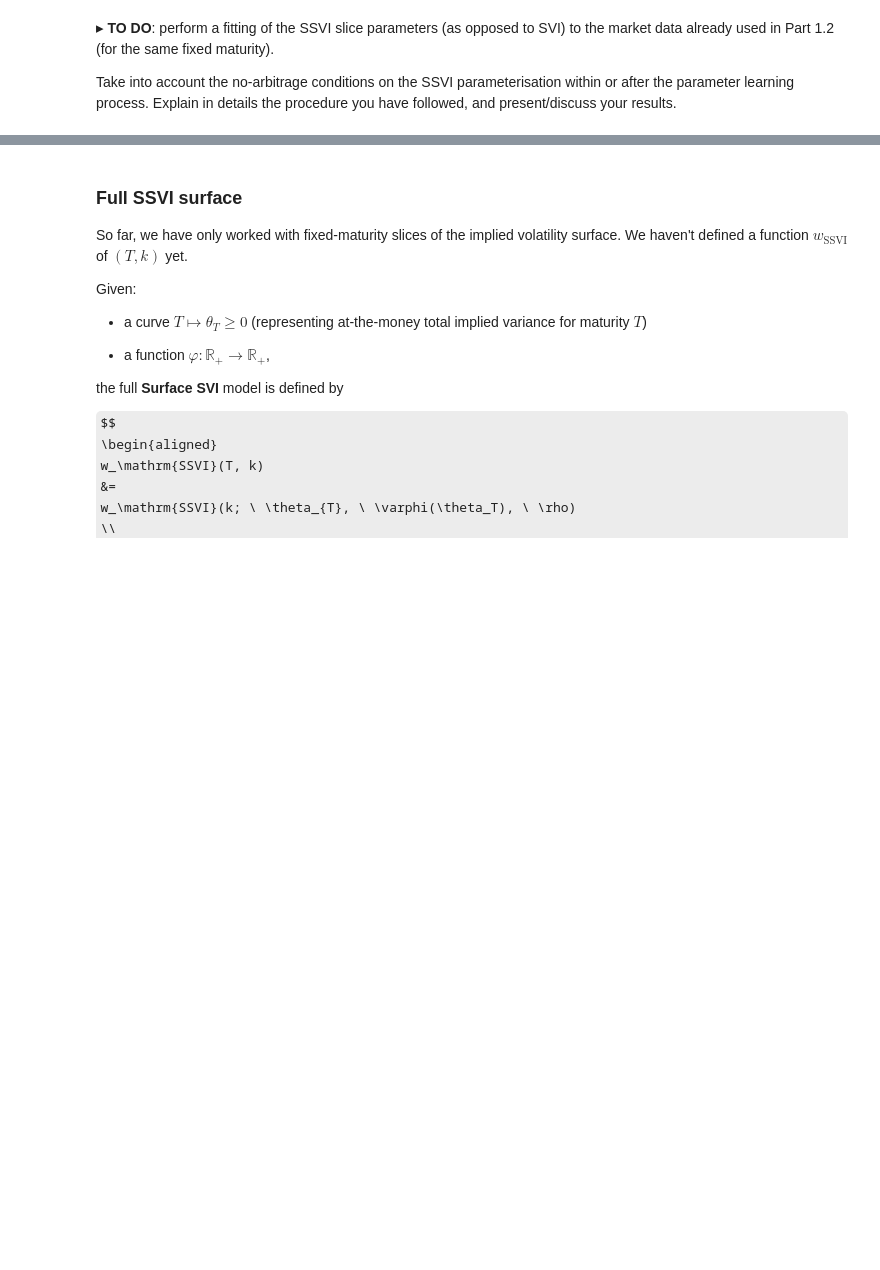
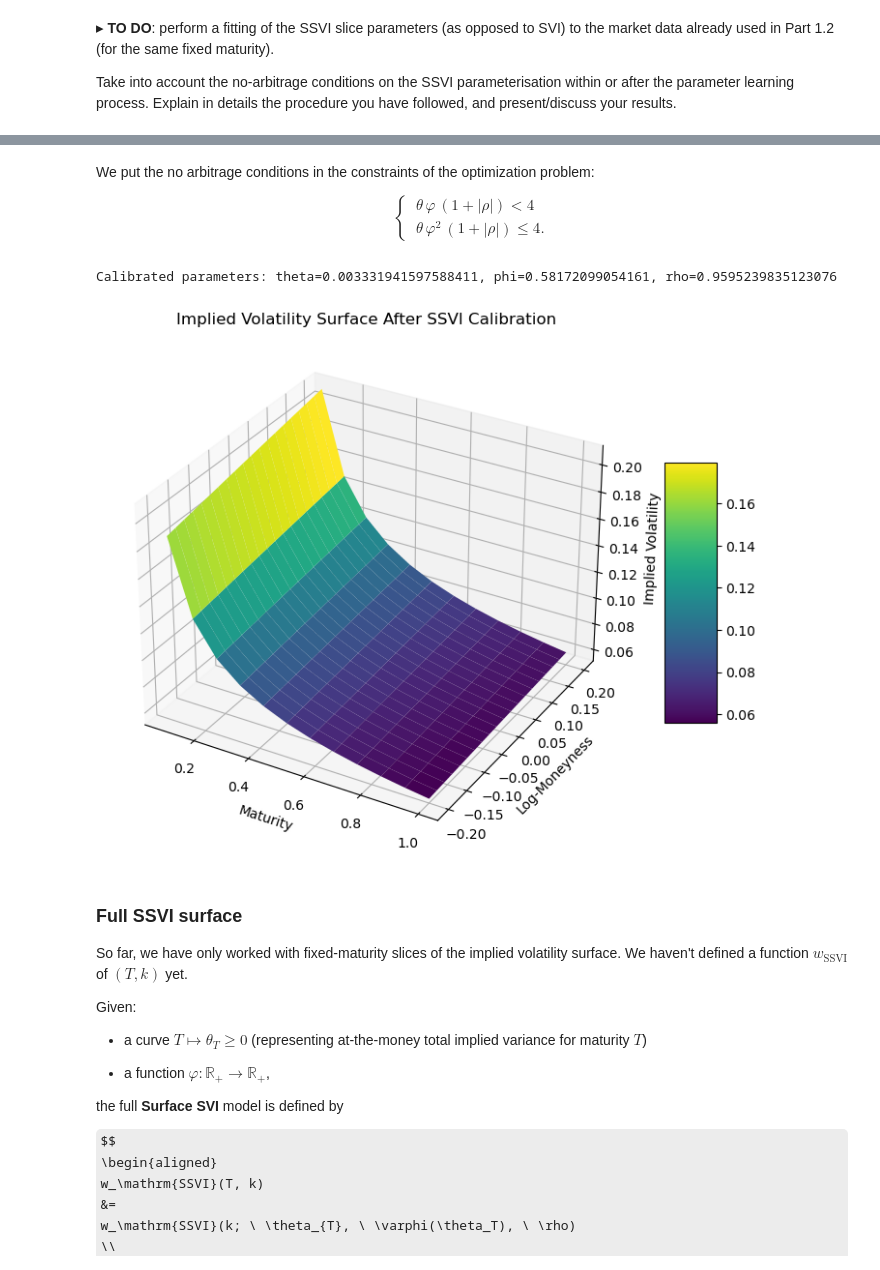
Before and after one commit to TeoAle/Numerical_Processing_Options, a Jupyter notebook: No_arbitrage_implied_volatility.ipynb, the cells around one changed output, grey strips where cells are left out. Drawn from its saved outputs; the diff is of its cells as text; code cells hidden in the pictures; some formulas as TeX source; blank space fills up the shorter version.

```diff
--- a/No_arbitrage_implied_volatility.ipynb
+++ b/No_arbitrage_implied_volatility.ipynb
@@ -419,0 +563,79 @@ Take into account the no-arbitrage conditions on the SSVI parameterisation withi
+# %% [markdown]
+We put the no arbitrage conditions in the constraints of the optimization problem:
+
+$$
+\left\{
+\begin{aligned}
+&\theta \, \varphi \, (1+|\rho|) < 4
+\\
+&\theta \, \varphi^2 \, (1+|\rho|) \le 4.
+\end{aligned}
+\right.
+$$
+# %%
+constraints = (
+    {'type': 'ineq', 'fun': lambda x: 4 - x[0] * x[1] * (1 + abs(x[2]))},
+    {'type': 'ineq', 'fun': lambda x: 4 - x[0] * x[1]**2 * (1 + abs(x[2]))}
+)
+
+initial_guess = np.array([0.01, 0.01, -0.05])
+# %%
+result = minimize(objective, initial_guess, args=(mkt_log_mon, mkt_tot_variance),
+                  method='COBYLA')
+
+if result.success:
+    calibrated_theta, calibrated_phi, calibrated_rho = result.x
+    print(f"Calibrated parameters: theta={calibrated_theta}, phi={calibrated_phi}, rho={calibrated_rho}")
+else:
+    print("Calibration failed:", result.message)
+# %% [output]
+Calibrated parameters: theta=0.003331941597588411, phi=0.58172099054161, rho=0.9595239835123076
+# %%
+### NOOOOOOO
+
+
+import numpy as np
+import matplotlib.pyplot as plt
+from mpl_toolkits.mplot3d import Axes3D
+
+# Assuming mkt_log_mon and maturity represent your ranges of log-moneyness and maturities respectively
+# You might need to define these ranges based on your dataset or analysis requirements
+
+# Example ranges (you should adjust these based on your actual data and requirements)
+log_moneyness_range = np.linspace(-0.2, 0.2, 20)  # Example log-moneyness range
+maturity_range = np.linspace(1/12, 1, 12)  # Example maturities from 1 month to 1 year
+
+# Use your calibrated parameters here
+calibrated_theta, calibrated_phi, calibrated_rho = result.x  # Adjusted as per your calibration results
+
+# Function to compute implied volatility surface using ssvi_slice
+def calculate_iv_surface(log_moneyness_range, maturity_range, theta, phi, rho):
+    iv_surface = np.zeros((len(maturity_range), len(log_moneyness_range)))
+    for i, T in enumerate(maturity_range):
+        for j, k in enumerate(log_moneyness_range):
+            iv_surface[i, j] = np.sqrt(ssvi_slice(k, theta, phi, rho) / T)
+    return iv_surface
+
+# Compute the implied volatility surface
+iv_surface = calculate_iv_surface(log_moneyness_range, maturity_range, calibrated_theta, calibrated_phi, calibrated_rho)
+
+# Prepare meshgrid for 3D plotting
+T, K = np.meshgrid(maturity_range, log_moneyness_range)
+fig = plt.figure(figsize=(10, 7))
+ax = fig.add_subplot(111, projection='3d')
+
+# Plot the surface
+surf = ax.plot_surface(T, K, iv_surface.T, cmap='viridis')
+
+# Adding labels and title
+ax.set_xlabel('Maturity')
+ax.set_ylabel('Log-Moneyness')
+ax.set_zlabel('Implied Volatility')
+ax.set_title('Implied Volatility Surface After SSVI Calibration')
+
+# Show color bar which maps values to colors
+fig.colorbar(surf, shrink=0.5, aspect=5)
+
+plt.show()
+# %% [output]
+[figure, added]
```
Also changed, not shown: parts of 20 cells of this notebook.
